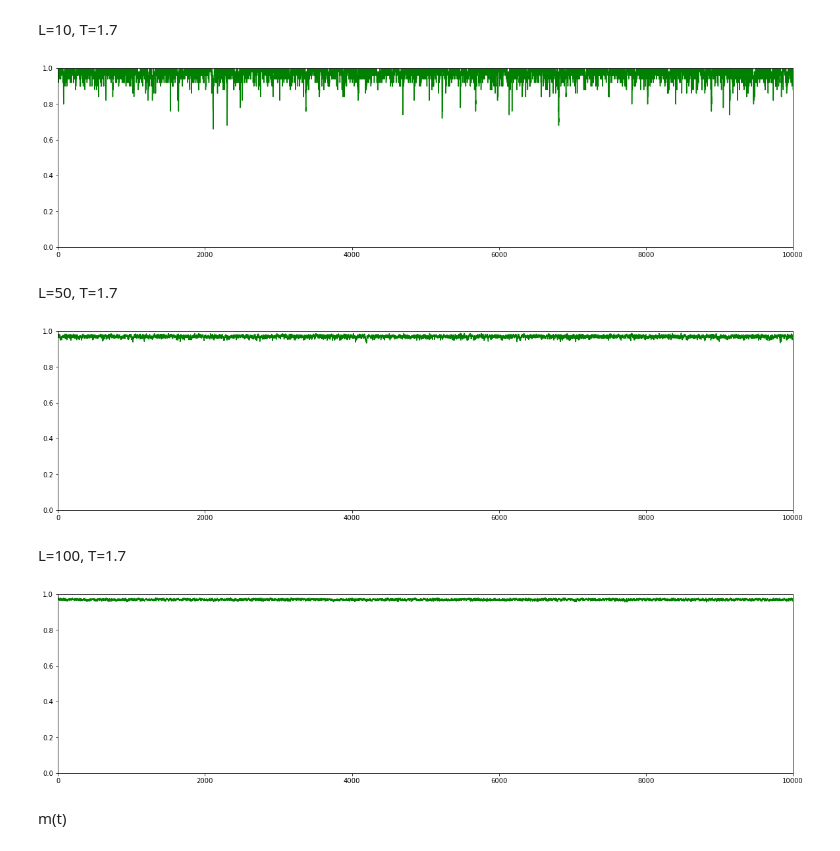
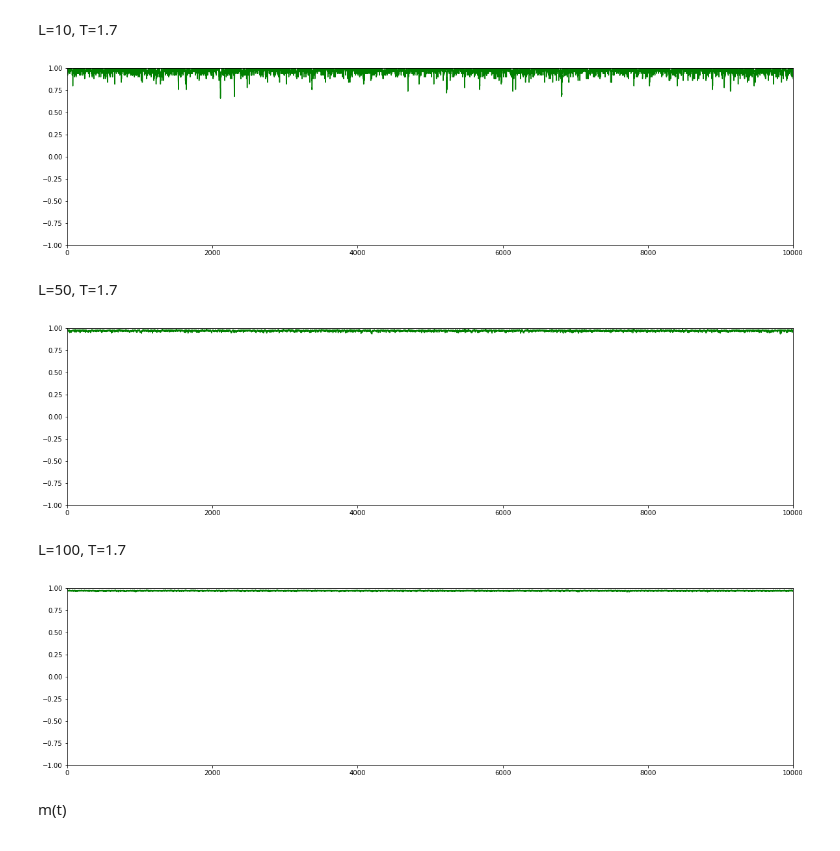
Before and after one commit to Swinkawkrawacie/Fizyka-ukladow-zlozonych, a Jupyter notebook: Generowanie_danych.ipynb, the cells around one changed output. Saved outputs shown, nothing was run; the diff lists cells and outputs as text; code cells hidden in the pictures.

```diff
--- a/Generowanie_danych.ipynb
+++ b/Generowanie_danych.ipynb
@@ -215,31 +215,31 @@ L=10, T=1.7
 # %%
 m10 = np.loadtxt(r'C:\\Users\\mazur\\OneDrive\\Dokumenty\\GitHub\\Fizyka-ukladow-zlozonych\\danem\\m10.txt')
 plt.figure(figsize=(20,5))
 plt.plot(range(len(m10)), m10, 'g')
-plt.axis([0, 10**4, 0, 1])
+plt.axis([0, 10**4, -1, 1])
 plt.show()
 # %% [output]
-[figure, old version]
+[figure, new version]
 # %% [markdown]
 L=50, T=1.7
 # %%
 m50 = np.loadtxt(r'C:\\Users\\mazur\\OneDrive\\Dokumenty\\GitHub\\Fizyka-ukladow-zlozonych\\danem\\m50.txt')
 plt.figure(figsize=(20,5))
 plt.plot(range(len(m50)), m50, 'g')
-plt.axis([0, 10**4, 0, 1])
+plt.axis([0, 10**4, -1, 1])
 plt.show()
 # %% [output]
-[figure, old version]
+[figure, new version]
 # %% [markdown]
 L=100, T=1.7
 # %%
 m100 = np.loadtxt(r'C:\\Users\\mazur\\OneDrive\\Dokumenty\\GitHub\\Fizyka-ukladow-zlozonych\\danem\\m100.txt')
 plt.figure(figsize=(20,5))
 plt.plot(range(len(m100)), m100, 'g')
-plt.axis([0, 10**4, 0, 1])
+plt.axis([0, 10**4, -1, 1])
 plt.show()
 # %% [output]
-[figure, old version]
+[figure, new version]
 # %% [markdown]
 m(t)
 # %%
```
Also changed, not shown: parts of 8 cells of this notebook, 1 other file.
